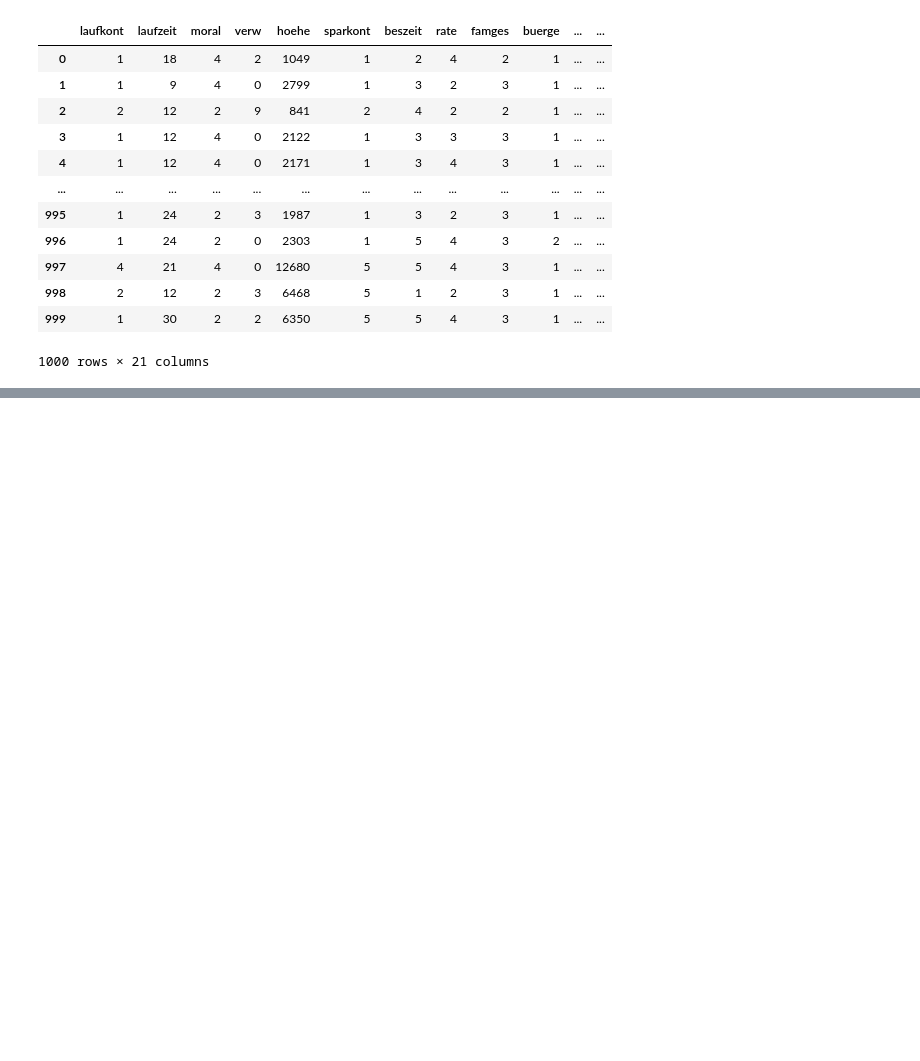
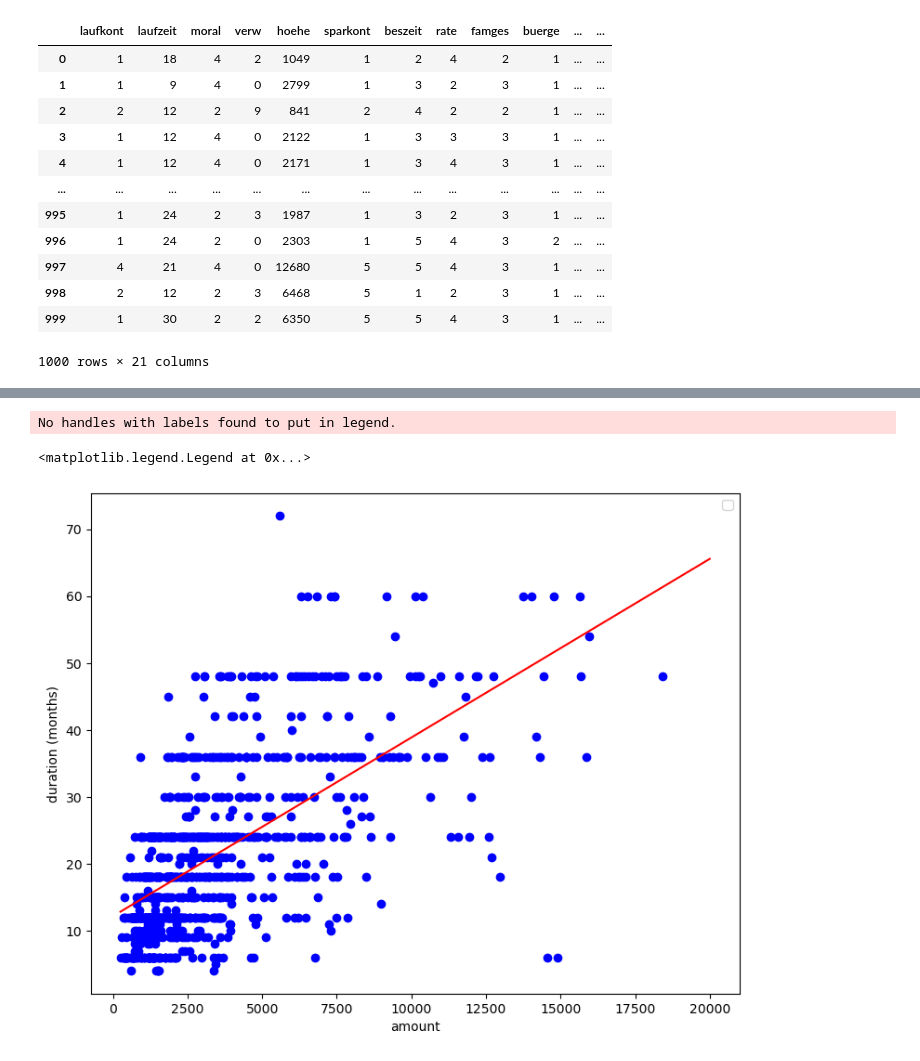
Before and after one commit to nbaggio28/bbq-final-project, a Jupyter notebook: notebooks/sgermancredit.ipynb, the cells around one changed output, grey strips where cells are left out. Cells and saved outputs as stored; diff of their text form; code cells hidden in the pictures; blank space fills up the shorter version.

```diff
--- a/notebooks/sgermancredit.ipynb
+++ b/notebooks/sgermancredit.ipynb
@@ -103,0 +102,4 @@ ax.plot((X.reshape(-1,1)),lr_model.predict(X.reshape(-1,1)), color='red')
+# %%
+X_q = np.empty((len(sgcredit_df["personal status sex"].values), 2))
+X_q[:, 0] = sgcredit_df["personal status sex"].values
+X_q[:, 1] = sgcredit_df["personal status sex"].values**2
@@ -103,0 +111,18 @@ ax.plot((X.reshape(-1,1)),lr_model.predict(X.reshape(-1,1)), color='red')
+# %%
+fig, ax = plt.subplots(figsize=(9, 7))
+ax.scatter(sgcredit_df.amount.values, y, color="blue")
+xvals = np.linspace(250, 20000)
+ax.plot(xvals,lr_model.predict(
+    xvals.reshape(-1, 1)), color="red")
+Xfeatures = np.empty((len(xvals), 2))
+Xfeatures[:, 0] = xvals
+Xfeatures[:, 1] = xvals * xvals
+# ax.plot(xvals, quadratic_model.predict(Xfeatures),
+#         color="black", label='quadratic')
+ax.set_xlabel('amount')
+ax.set_ylabel('duration (months)')
+ax.legend()
+# %% [output]
+No handles with labels found to put in legend.
+<matplotlib.legend.Legend at 0x...>
+[figure, added]
```
Also changed, not shown: parts of 24 cells of this notebook, 4 other files.
